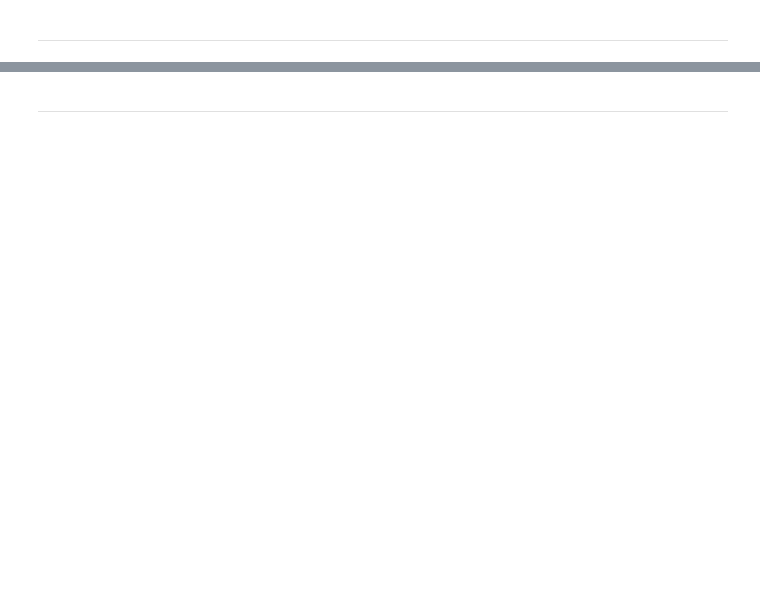
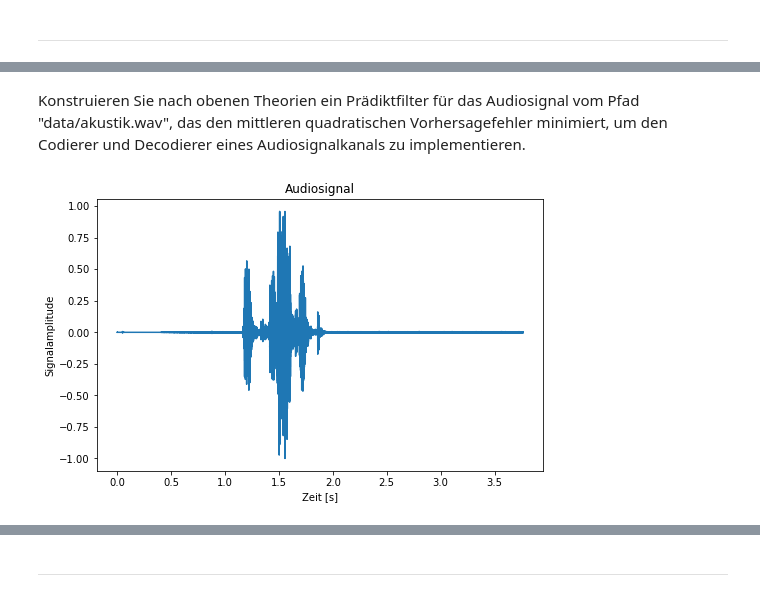
Before and after one commit to TUD-STKS/tud-sv, a Jupyter notebook: Thema-2-Messung der Übertragungsfunktion/2.2 - LPC.ipynb, the cells around one changed output, grey strips where cells are left out. Cells and saved outputs as stored; diff of their text form; code cells hidden in the pictures; blank space fills up the shorter version.

```diff
--- a/Thema-2-Messung der Übertragungsfunktion/2.2 - LPC.ipynb
+++ b/Thema-2-Messung der Übertragungsfunktion/2.2 - LPC.ipynb
@@ -94,0 +93,2 @@ Sie findet breite Anwendung in der Spracherkennung, Sprachsynthese und Sprachkom
+# %% [markdown]
+Konstruieren Sie nach obenen Theorien ein Prädiktfilter für das Audiosignal vom Pfad "data/akustik.wav", das den mittleren quadratischen Vorhersagefehler minimiert, um den Codierer und Decodierer eines Audiosignalkanals zu implementieren.
@@ -94,0 +103,29 @@ Sie findet breite Anwendung in der Spracherkennung, Sprachsynthese und Sprachkom
+# %%
+'''
+Aufgabe (Wiederholen): Signal einlesen, abspielen, visualisieren
+'''
+# Audiosignal einlesen
+fs_Hz, audioSignal = wavfile.read('data/akustik.wav')  # Sample Rate, Audiosignal im Array-Form
+
+# Abspielen
+play_obj = sa.play_buffer(audioSignal, 1, 2, fs_Hz)
+play_obj.wait_done()
+
+# Normalisieren
+audioSignal = audioSignal/np.max(np.abs(audioSignal))
+
+# Signalparameter:
+signalLength = len(audioSignal)  # Länge des Audiosignals
+T_s = signalLength/fs_Hz - 1/fs_Hz  # Zeit
+t_s = np.linspace(0, T_s, signalLength)  # Zeitbereich
+f_Hz = np.linspace(0, fs_Hz/2, signalLength//2)  # Frequenzbereich
+
+# Plot
+plt.figure(figsize=(8, 5))
+plt.title('Audiosignal')
+plt.xlabel('Zeit [s]')
+plt.ylabel('Signalamplitude')
+plt.plot(t_s, audioSignal)
+plt.show()
+# %% [output]
+[figure, added]
```
Also changed, not shown: parts of 25 cells of this notebook, 4 other files.
